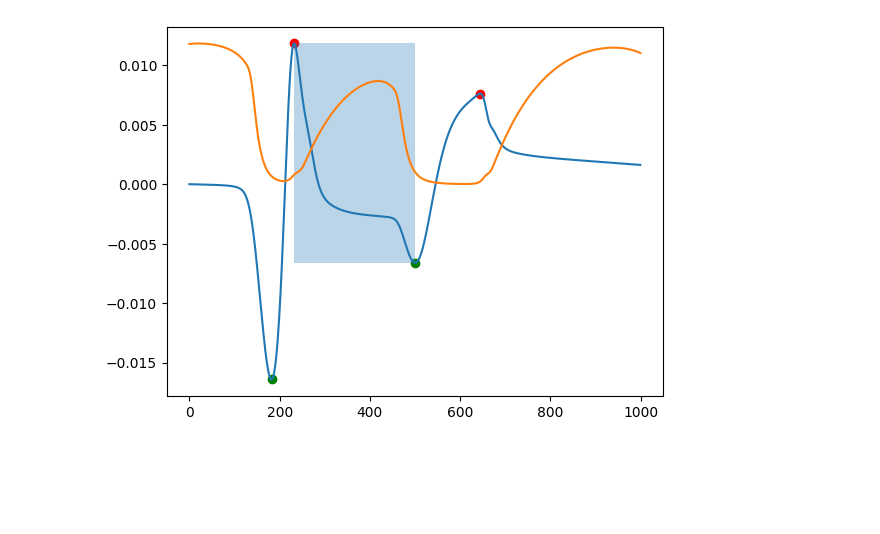
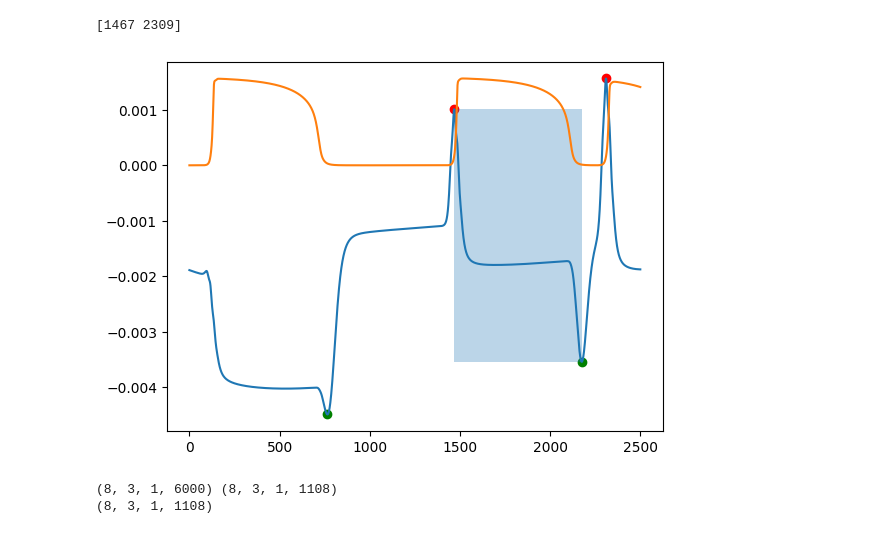
Before and after one commit to LukasBremer/SMM_AdODE_2D, a Jupyter notebook: adode_cluster/SpringMassModel/GuessActiveStress.ipynb, the cells around one changed output. Drawn from its saved outputs; the diff is of its cells as text; code cells hidden in the pictures; blank space fills up the shorter version.

Commit message:
implement generel function and test

```diff
--- a/adode_cluster/SpringMassModel/GuessActiveStress.ipynb
+++ b/adode_cluster/SpringMassModel/GuessActiveStress.ipynb
@@ -8,33 +87,51 @@ from HelperAndMechanics import *
 # %%
-N = 3000
+N = 9000
 # Load from HDF5
-with h5py.File('../data/SpringMassModel/MechanicalData/data_eta05l.h5', 'r') as f:
+with h5py.File('../data/SpringMassModel/MechanicalData/data_eta05l_u.h5', 'r') as f:
     x_temp = f['x_temp'][:]
     x_cm_temp = f['x_cm_temp'][:]
-    T = f['T'][:]
+    u = f['u'][:]
     dA = f['dA'][:]
     f.close()
 # %%
-t_start,t_stop = 0,4500
+T = u
+t_start,t_stop = 0,6000
 i,j = 50,50
 
 T_train = T[t_start:t_stop,i,j]
+
 dA_test = dA[t_stop+500:,i,j]
 T_test = T[t_stop+500:,i,j]
 x_arr_train_raw = np.array([x_temp[t_start:t_stop,:,i,j],x_temp[t_start:t_stop,:,i,j+1],x_temp[t_start:t_stop,:,i+1,j+1],x_temp[t_start:t_stop,:,i+1,j]])
+x_arr_test_raw = np.array([x_temp[t_stop+500:,:,i,j],x_temp[t_stop+500:,:,i,j+1],x_temp[t_stop+500:,:,i+1,j+1],x_temp[t_stop+500:,:,i+1,j]])
 # %%
 maxima_temp0, _ = find_peaks(dA_test,prominence=.0007)#,height=.001
 minima_temp0, _ = find_peaks(-dA_test,prominence=.0007)#,height=.001
-
+print(maxima_temp0)
 max_indx, min_indx = index_finder(maxima_temp0, minima_temp0, dA_test,start_indx=0)
 
 plt.plot(dA_test)
 plt.scatter(maxima_temp0,dA_test[maxima_temp0],c='r')
 plt.scatter(minima_temp0,dA_test[minima_temp0],c='g')
 #create a transparent space maxima_temp0[max_indx],minima_temp0[min_indx] on the x axis
 plt.fill_between([maxima_temp0[max_indx],minima_temp0[min_indx]],dA_test[minima_temp0[min_indx]],dA_test[maxima_temp0[max_indx]],alpha=.3)
 plt.plot(T_test/np.max(T_test)*np.max(dA_test))
-t_start_test = maxima_temp0[max_indx]-200
-t_stop_test = minima_temp0[min_indx]+100
+
+t_start_test = t_stop + 500 + maxima_temp0[max_indx] - 200
+t_stop_test = t_stop + 500+ minima_temp0[min_indx] + 200
 # %% [output]
+[1467 2309]
-[figure, old version]
+[figure, new version]
+# %%
+T_test_raw = T[t_start_test:t_stop_test,i,j]
+x_arr_test_raw = np.array([x_temp[t_start_test:t_stop_test,:,i,j],x_temp[t_start_test:t_stop_test,:,i,j+1],x_temp[t_start_test:t_stop_test,:,i+1,j+1],x_temp[t_start_test:t_stop_test,:,i+1,j]])
+
+
+x_arr_train_flattened, x_arr_test_flattened,y_train = shape_data(x_temp[t_start:t_stop,:,:,:],T[t_start:t_stop,:,:],x_arr_test_raw,i,j,3,0,15)
+print(x_arr_train_flattened.shape,x_arr_test_flattened.shape)
+index_list = euclidean_distance_trajectory(x_arr_test_flattened, x_arr_train_flattened)
+#elements = [y_train[row][col] for row, col in index_list]
+elements = [y_train[0][row[0]] for row in index_list]
+# %% [output]
+(8, 3, 1, 6000) (8, 3, 1, 1108)
+(8, 3, 1, 1108)
```
Also changed, not shown: parts of 5 cells of this notebook, 3 other files.
